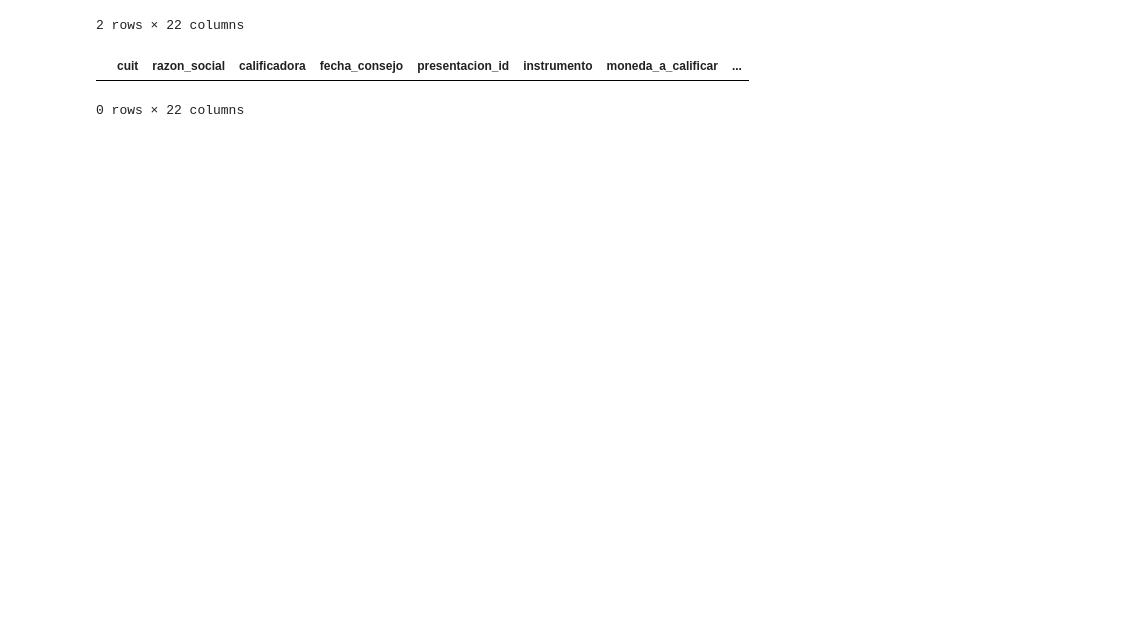
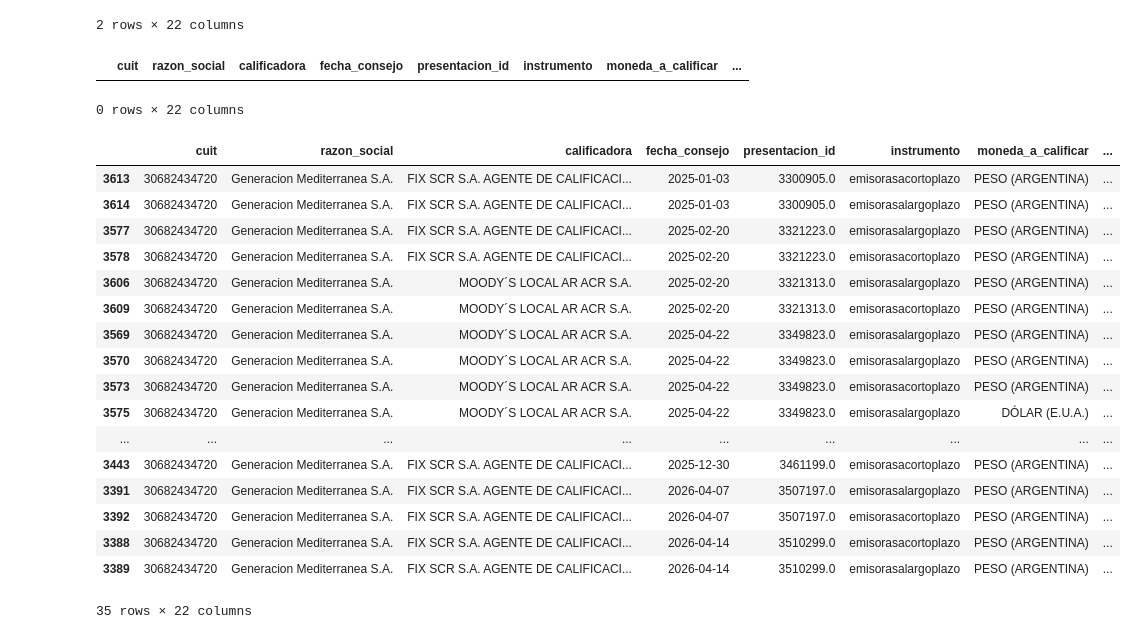
Before and after one commit to sofiscaiano/credit_risk_network, a Jupyter notebook: data_processing.ipynb, the cells around one changed output. Drawn from its saved outputs; the diff is of its cells as text; code cells hidden in the pictures; blank space fills up the shorter version.

```diff
--- a/data_processing.ipynb
+++ b/data_processing.ipynb
@@ -712,3 +729,24 @@ df_final[(df_final['instrumento'].str.contains('largo')) & (df_final['plazo'] ==
 # %% [output]
 |  | cuit | razon_social | calificadora | fecha_consejo | presentacion_id | instrumento | moneda_a_calificar | ... |
 0 rows × 22 columns
+# %%
+df_final[df_final['cuit'] == 30682434720]
+# %% [output]
+|  | cuit | razon_social | calificadora | fecha_consejo | presentacion_id | instrumento | moneda_a_calificar | ... |
+| 3613 | 30682434720 | Generacion Mediterranea S.A. | FIX SCR S.A. AGENTE DE CALIFICACI... | 2025-01-03 | 3300905.0 | emisorasacortoplazo | PESO (ARGENTINA) | ... |
+| 3614 | 30682434720 | Generacion Mediterranea S.A. | FIX SCR S.A. AGENTE DE CALIFICACI... | 2025-01-03 | 3300905.0 | emisorasalargoplazo | PESO (ARGENTINA) | ... |
+| 3577 | 30682434720 | Generacion Mediterranea S.A. | FIX SCR S.A. AGENTE DE CALIFICACI... | 2025-02-20 | 3321223.0 | emisorasalargoplazo | PESO (ARGENTINA) | ... |
+| 3578 | 30682434720 | Generacion Mediterranea S.A. | FIX SCR S.A. AGENTE DE CALIFICACI... | 2025-02-20 | 3321223.0 | emisorasacortoplazo | PESO (ARGENTINA) | ... |
+| 3606 | 30682434720 | Generacion Mediterranea S.A. | MOODY´S LOCAL AR ACR S.A. | 2025-02-20 | 3321313.0 | emisorasalargoplazo | PESO (ARGENTINA) | ... |
+| 3609 | 30682434720 | Generacion Mediterranea S.A. | MOODY´S LOCAL AR ACR S.A. | 2025-02-20 | 3321313.0 | emisorasacortoplazo | PESO (ARGENTINA) | ... |
+| 3569 | 30682434720 | Generacion Mediterranea S.A. | MOODY´S LOCAL AR ACR S.A. | 2025-04-22 | 3349823.0 | emisorasalargoplazo | PESO (ARGENTINA) | ... |
+| 3570 | 30682434720 | Generacion Mediterranea S.A. | MOODY´S LOCAL AR ACR S.A. | 2025-04-22 | 3349823.0 | emisorasalargoplazo | PESO (ARGENTINA) | ... |
+| 3573 | 30682434720 | Generacion Mediterranea S.A. | MOODY´S LOCAL AR ACR S.A. | 2025-04-22 | 3349823.0 | emisorasacortoplazo | PESO (ARGENTINA) | ... |
+| 3575 | 30682434720 | Generacion Mediterranea S.A. | MOODY´S LOCAL AR ACR S.A. | 2025-04-22 | 3349823.0 | emisorasalargoplazo | DÓLAR (E.U.A.) | ... |
+| ... | ... | ... | ... | ... | ... | ... | ... | ... |
+| 3443 | 30682434720 | Generacion Mediterranea S.A. | FIX SCR S.A. AGENTE DE CALIFICACI... | 2025-12-30 | 3461199.0 | emisorasacortoplazo | PESO (ARGENTINA) | ... |
+| 3391 | 30682434720 | Generacion Mediterranea S.A. | FIX SCR S.A. AGENTE DE CALIFICACI... | 2026-04-07 | 3507197.0 | emisorasalargoplazo | PESO (ARGENTINA) | ... |
+| 3392 | 30682434720 | Generacion Mediterranea S.A. | FIX SCR S.A. AGENTE DE CALIFICACI... | 2026-04-07 | 3507197.0 | emisorasacortoplazo | PESO (ARGENTINA) | ... |
+| 3388 | 30682434720 | Generacion Mediterranea S.A. | FIX SCR S.A. AGENTE DE CALIFICACI... | 2026-04-14 | 3510299.0 | emisorasacortoplazo | PESO (ARGENTINA) | ... |
+| 3389 | 30682434720 | Generacion Mediterranea S.A. | FIX SCR S.A. AGENTE DE CALIFICACI... | 2026-04-14 | 3510299.0 | emisorasalargoplazo | PESO (ARGENTINA) | ... |
+35 rows × 22 columns
```
Also changed, not shown: parts of 24 cells of this notebook, 10 other files.
